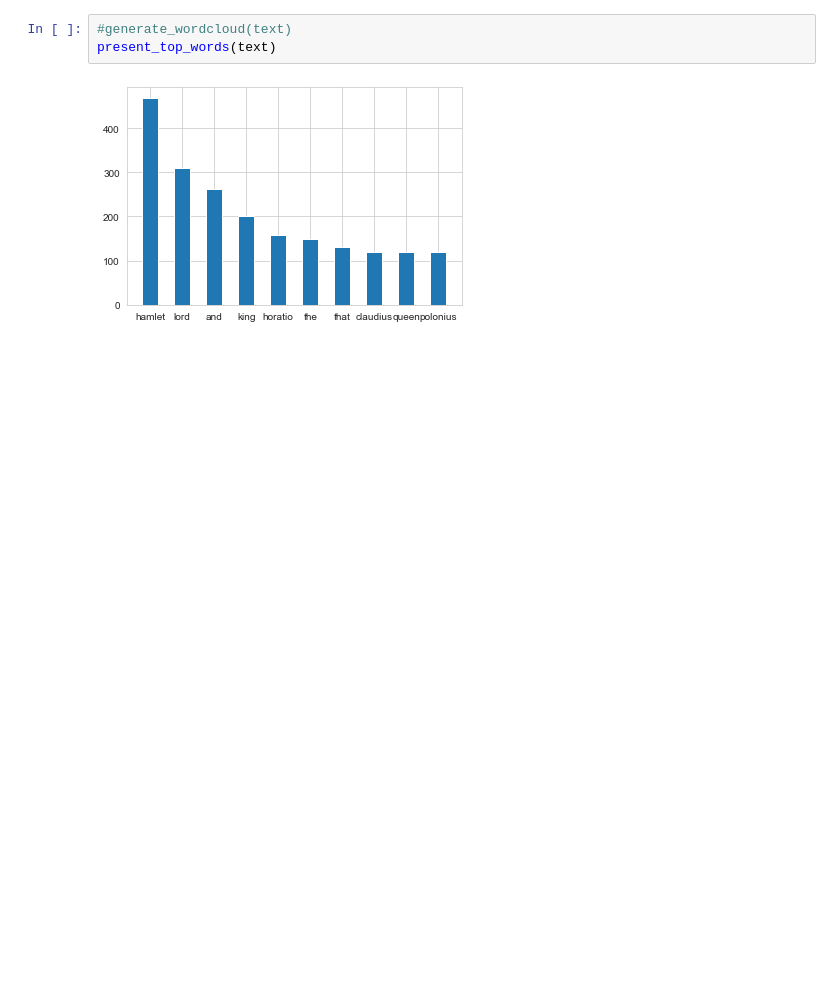
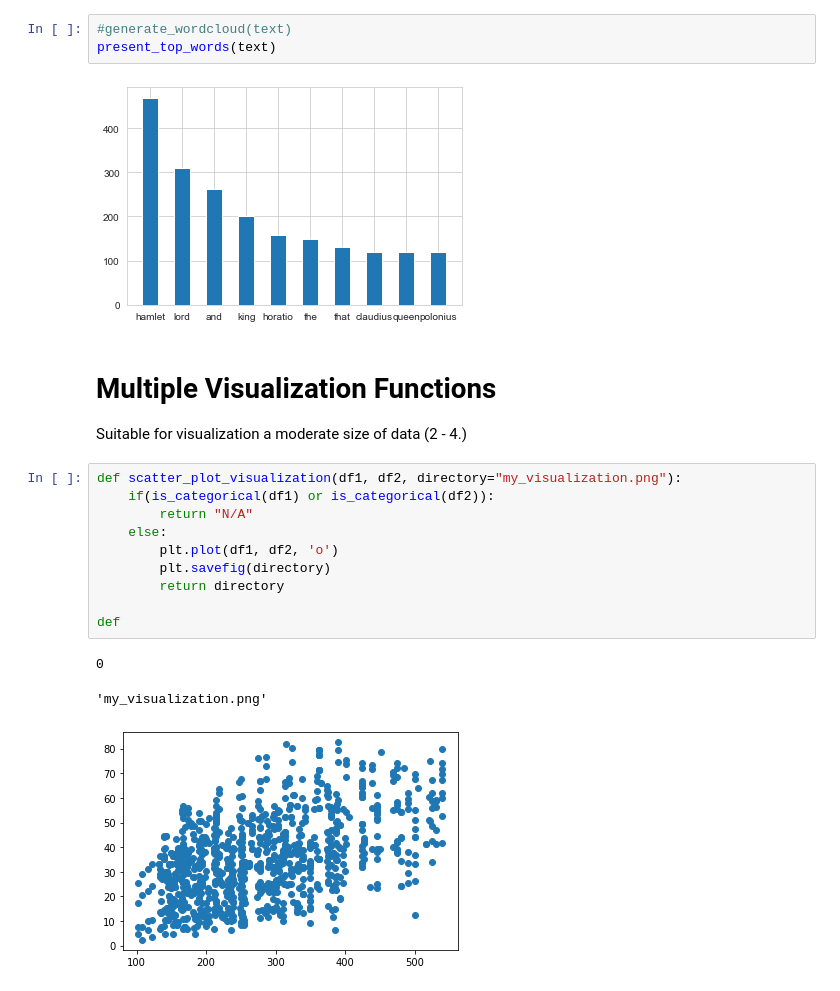
Before and after one commit to Hendricks27/CSE557, a Jupyter notebook: Final/CSE557A_Notebook/CSE557A_FinalProject.ipynb, the cells around one changed output. Saved outputs shown, nothing was run; the diff lists cells and outputs as text; blank space fills up the shorter version.

```diff
--- a/Final/CSE557A_Notebook/CSE557A_FinalProject.ipynb
+++ b/Final/CSE557A_Notebook/CSE557A_FinalProject.ipynb
@@ -295,3 +329,20 @@ def present_top_words(text, directory="my_visualization.png", top_count=10):
 present_top_words(text)
 # %% [output]
 [figure]
+# %% [markdown]
+# Multiple Visualization Functions
+Suitable for visualization a moderate size of data (2 - 4.)
+# %%
+def scatter_plot_visualization(df1, df2, directory="my_visualization.png"):
+    if(is_categorical(df1) or is_categorical(df2)):
+        return "N/A"
+    else:
+        plt.plot(df1, df2, 'o')
+        plt.savefig(directory)
+        return directory
+
+def
+# %% [output]
+0
+'my_visualization.png'
+[figure, added]
```
Also changed, not shown: parts of 12 cells of this notebook.
